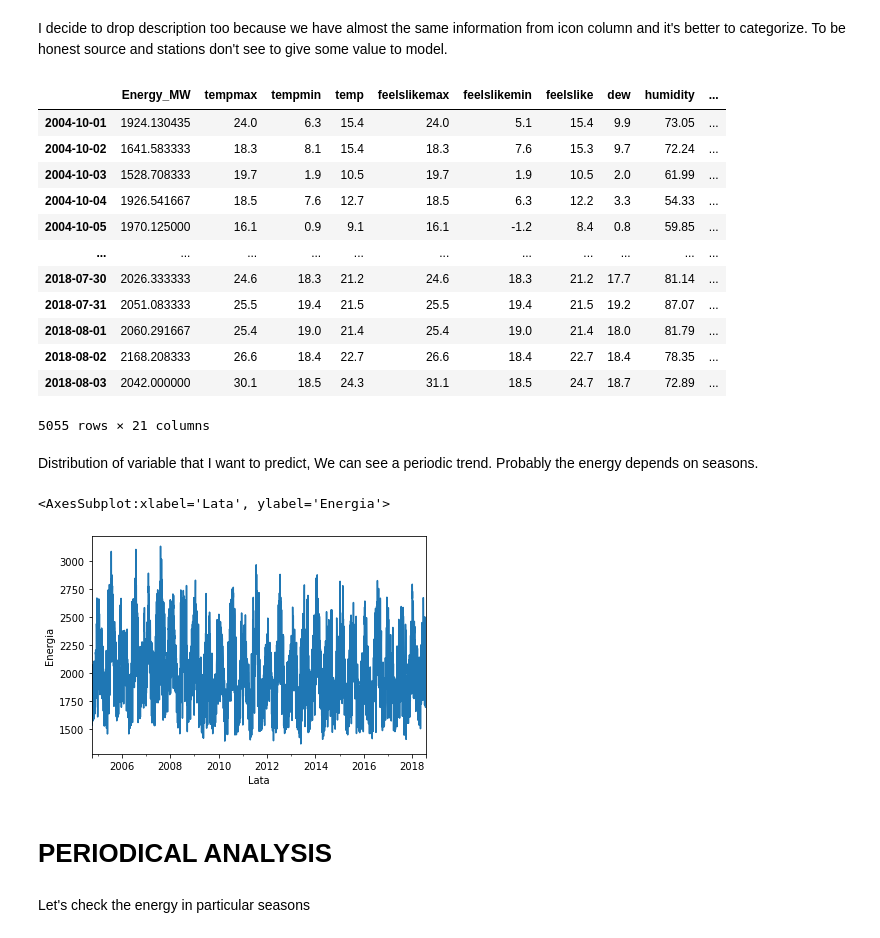
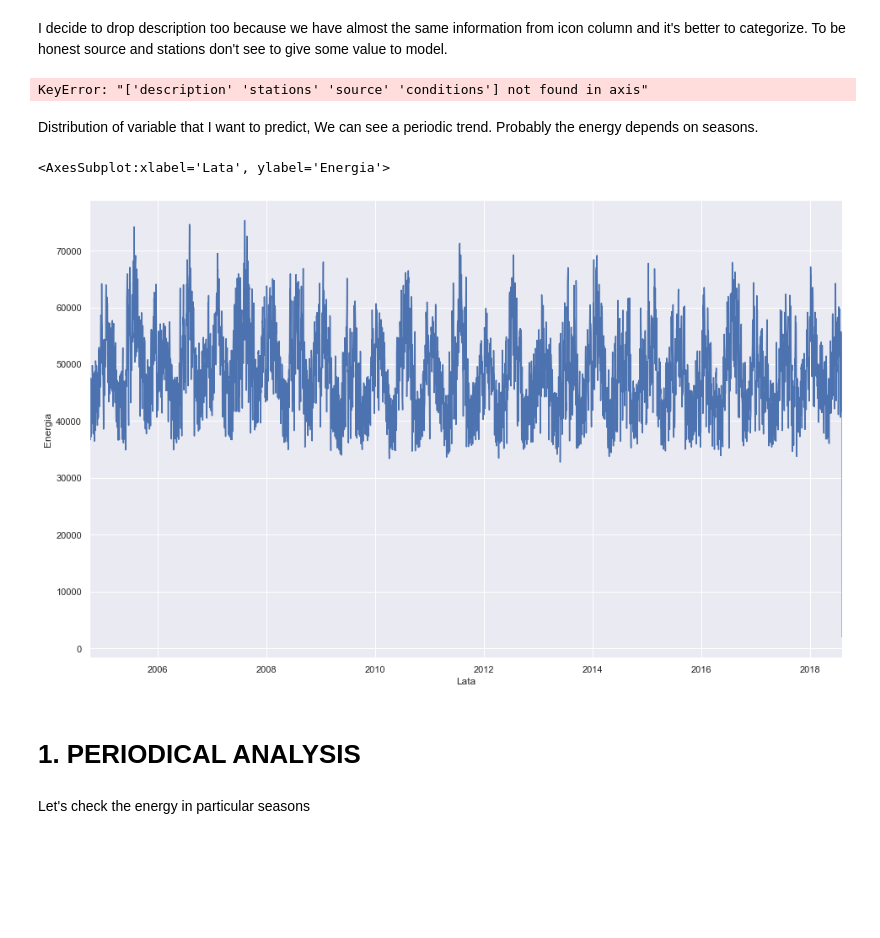
Before and after one commit to jumpincrane/EAD_project_2, a Jupyter notebook: analiza.ipynb, the cells around one changed output. Cells and saved outputs as stored; diff of their text form; code cells hidden in the pictures; blank space fills up the shorter version.

Commit message:
seasonality analysis, weather features analysis

```diff
--- a/analiza.ipynb
+++ b/analiza.ipynb
@@ -29,7 +32,7 @@ original_e_cons_df = electrical_cons_dayton_df.copy()
 # %% [markdown]
 Make electrical consumption per day by using groupby and do it with function mean
 # %%
-electrical_cons_dayton_df = electrical_cons_dayton_df.set_index('Datetime').groupby(pd.Grouper(freq='d')).mean()
+electrical_cons_dayton_df = electrical_cons_dayton_df.set_index('Datetime').groupby(pd.Grouper(freq='d')).sum()
 # %% [markdown]
 Let's concatenate electrical and weather df for analyzing
 # %%
@@ -90,29 +93,15 @@ complete_df.drop(list(missing_columns.index), inplace=True, axis=1)
 I decide to drop description too because we have almost the same information from icon column and it's better to categorize.
 To be honest source and stations don't see to give some value to model.
 # %%
-complete_df.drop(['description', 'stations', 'source'], inplace=True, axis=1)
+complete_df.drop(['description', 'stations', 'source', 'conditions'], inplace=True, axis=1)
+# %% [output]
+KeyError: "['description' 'stations' 'source' 'conditions'] not found in axis"
-# %%
-complete_df
-# %% [output]
-|  | Energy_MW | tempmax | tempmin | temp | feelslikemax | feelslikemin | feelslike | dew | humidity | ... |
-| 2004-10-01 | 1924.130435 | 24.0 | 6.3 | 15.4 | 24.0 | 5.1 | 15.4 | 9.9 | 73.05 | ... |
-| 2004-10-02 | 1641.583333 | 18.3 | 8.1 | 15.4 | 18.3 | 7.6 | 15.3 | 9.7 | 72.24 | ... |
-| 2004-10-03 | 1528.708333 | 19.7 | 1.9 | 10.5 | 19.7 | 1.9 | 10.5 | 2.0 | 61.99 | ... |
-| 2004-10-04 | 1926.541667 | 18.5 | 7.6 | 12.7 | 18.5 | 6.3 | 12.2 | 3.3 | 54.33 | ... |
-| 2004-10-05 | 1970.125000 | 16.1 | 0.9 | 9.1 | 16.1 | -1.2 | 8.4 | 0.8 | 59.85 | ... |
-| ... | ... | ... | ... | ... | ... | ... | ... | ... | ... | ... |
-| 2018-07-30 | 2026.333333 | 24.6 | 18.3 | 21.2 | 24.6 | 18.3 | 21.2 | 17.7 | 81.14 | ... |
-| 2018-07-31 | 2051.083333 | 25.5 | 19.4 | 21.5 | 25.5 | 19.4 | 21.5 | 19.2 | 87.07 | ... |
-| 2018-08-01 | 2060.291667 | 25.4 | 19.0 | 21.4 | 25.4 | 19.0 | 21.4 | 18.0 | 81.79 | ... |
-| 2018-08-02 | 2168.208333 | 26.6 | 18.4 | 22.7 | 26.6 | 18.4 | 22.7 | 18.4 | 78.35 | ... |
-| 2018-08-03 | 2042.000000 | 30.1 | 18.5 | 24.3 | 31.1 | 18.5 | 24.7 | 18.7 | 72.89 | ... |
-5055 rows × 21 columns
 # %% [markdown]
 Distribution of variable that I want to predict, We can see a periodic trend. Probably the energy depends on seasons.
 # %%
-complete_df['Energy_MW'].plot(xlabel='Lata', ylabel='Energia')
+complete_df['Energy_MW'].plot(xlabel='Lata', ylabel='Energia', figsize=(16, 10))
 # %% [output]
 <AxesSubplot:xlabel='Lata', ylabel='Energia'>
-[figure, old version]
+[figure, new version]
 # %% [markdown]
-# PERIODICAL ANALYSIS
+# 1. PERIODICAL ANALYSIS
```
Also changed, not shown: parts of 42 cells of this notebook.
